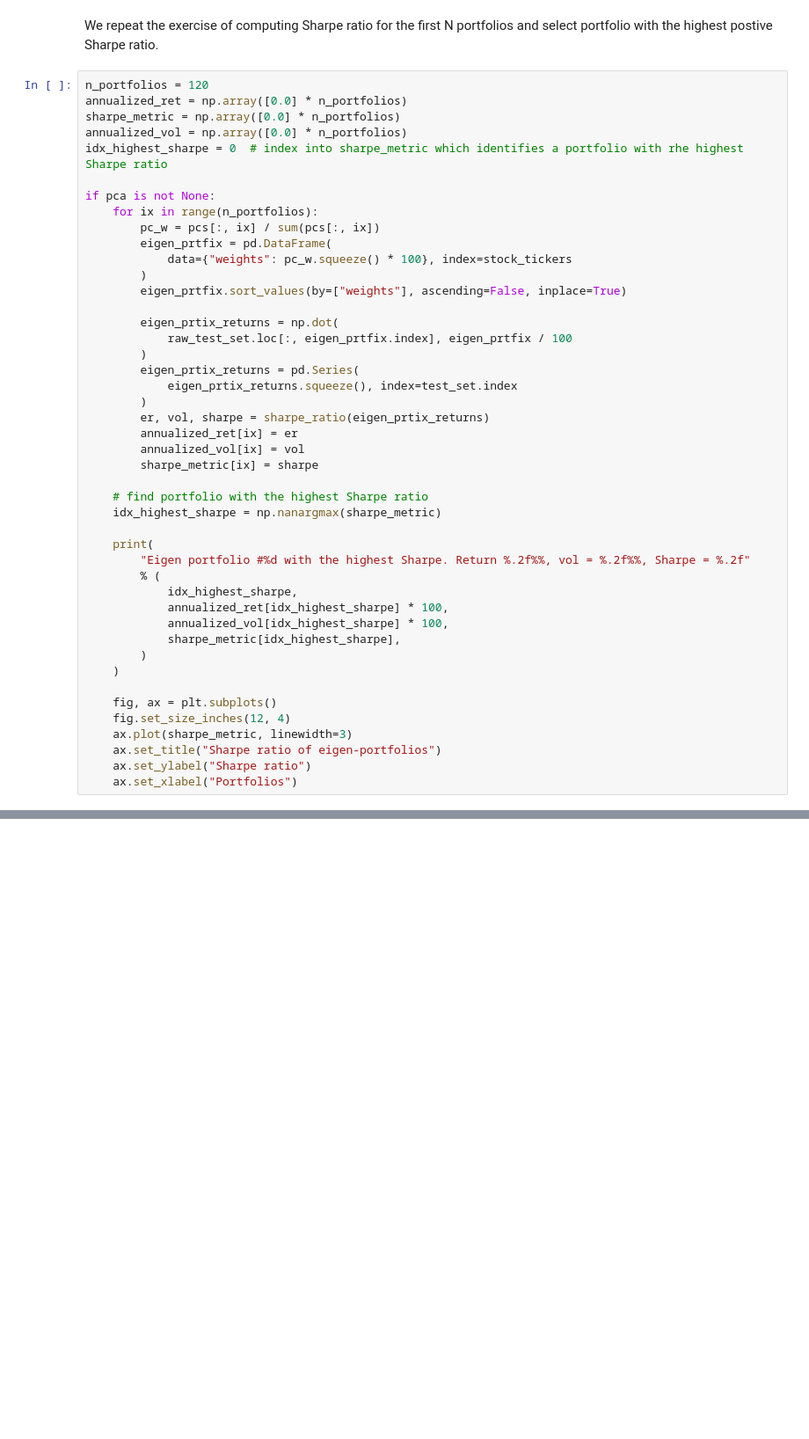
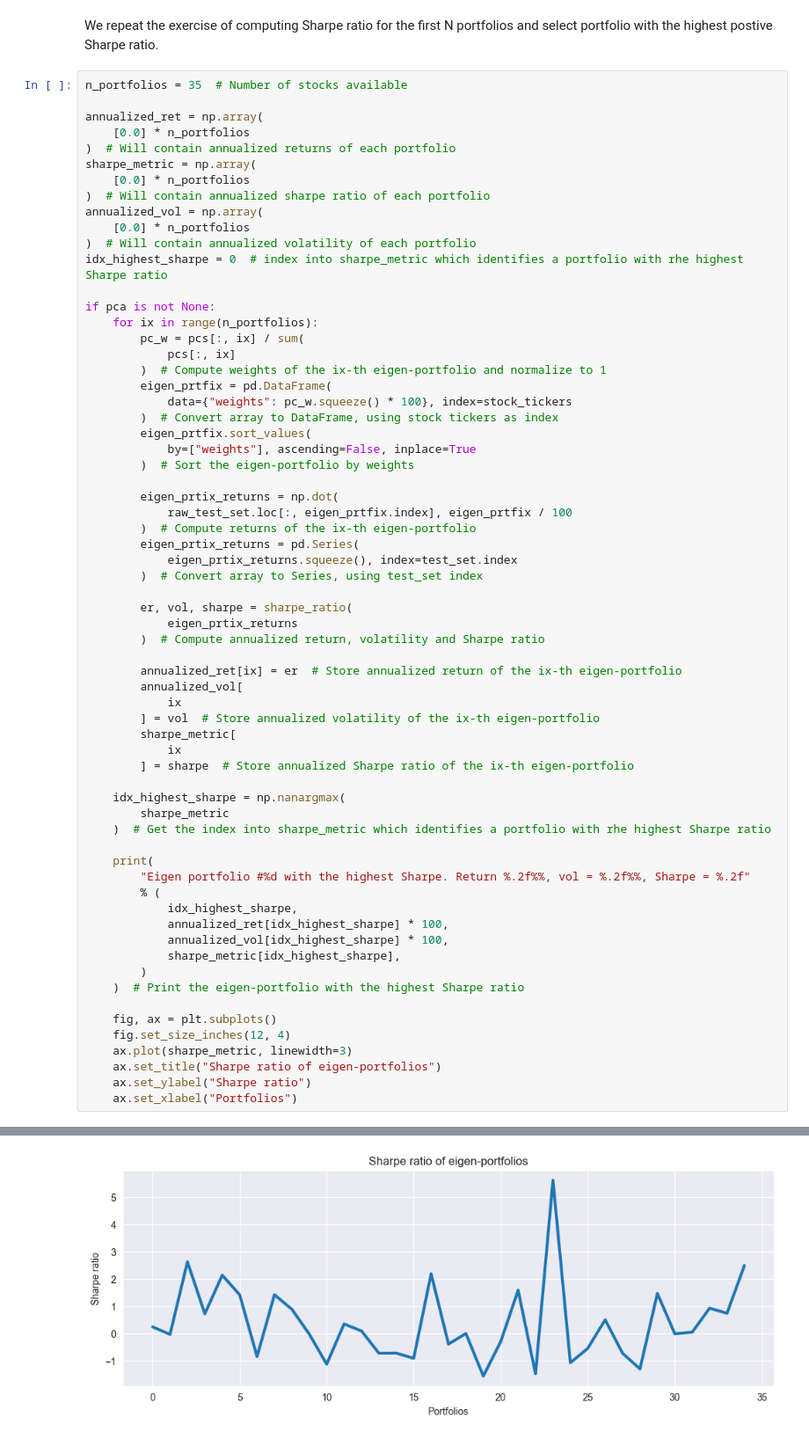
Before and after one commit to RomainCastellarnau/Assignment-2023-Applied-Time-Series, a Jupyter notebook: Computing exercises/Ex_7.ipynb, the cells around one changed output, grey strips where cells are left out. Shown at 88% size. Saved outputs shown, nothing was run; the diff lists cells and outputs as text; blank space fills up the shorter version.

```diff
--- a/Computing exercises/Ex_7.ipynb
+++ b/Computing exercises/Ex_7.ipynb
@@ -321,33 +369,53 @@ if raw_test_set is not None:
 # %% [markdown]
 We repeat the exercise of computing Sharpe ratio for the first N portfolios and select portfolio with the highest postive Sharpe ratio.
 # %%
-n_portfolios = 120
-annualized_ret = np.array([0.0] * n_portfolios)
-sharpe_metric = np.array([0.0] * n_portfolios)
-annualized_vol = np.array([0.0] * n_portfolios)
+n_portfolios = 35  # Number of stocks available
+
+annualized_ret = np.array(
+    [0.0] * n_portfolios
+)  # Will contain annualized returns of each portfolio
+sharpe_metric = np.array(
+    [0.0] * n_portfolios
+)  # Will contain annualized sharpe ratio of each portfolio
+annualized_vol = np.array(
+    [0.0] * n_portfolios
+)  # Will contain annualized volatility of each portfolio
 idx_highest_sharpe = 0  # index into sharpe_metric which identifies a portfolio with rhe highest Sharpe ratio
 
 if pca is not None:
     for ix in range(n_portfolios):
-        pc_w = pcs[:, ix] / sum(pcs[:, ix])
+        pc_w = pcs[:, ix] / sum(
+            pcs[:, ix]
+        )  # Compute weights of the ix-th eigen-portfolio and normalize to 1
         eigen_prtfix = pd.DataFrame(
             data={"weights": pc_w.squeeze() * 100}, index=stock_tickers
-        )
-        eigen_prtfix.sort_values(by=["weights"], ascending=False, inplace=True)
+        )  # Convert array to DataFrame, using stock tickers as index
+        eigen_prtfix.sort_values(
+            by=["weights"], ascending=False, inplace=True
+        )  # Sort the eigen-portfolio by weights
 
         eigen_prtix_returns = np.dot(
             raw_test_set.loc[:, eigen_prtfix.index], eigen_prtfix / 100
-        )
+        )  # Compute returns of the ix-th eigen-portfolio
         eigen_prtix_returns = pd.Series(
             eigen_prtix_returns.squeeze(), index=test_set.index
-        )
-        er, vol, sharpe = sharpe_ratio(eigen_prtix_returns)
-        annualized_ret[ix] = er
-        annualized_vol[ix] = vol
-        sharpe_metric[ix] = sharpe
+        )  # Convert array to Series, using test_set index
 
-    # find portfolio with the highest Sharpe ratio
-    idx_highest_sharpe = np.nanargmax(sharpe_metric)
+        er, vol, sharpe = sharpe_ratio(
+            eigen_prtix_returns
+        )  # Compute annualized return, volatility and Sharpe ratio
+
+        annualized_ret[ix] = er  # Store annualized return of the ix-th eigen-portfolio
+        annualized_vol[
+            ix
+        ] = vol  # Store annualized volatility of the ix-th eigen-portfolio
+        sharpe_metric[
+            ix
+        ] = sharpe  # Store annualized Sharpe ratio of the ix-th eigen-portfolio
+
+    idx_highest_sharpe = np.nanargmax(
+        sharpe_metric
+    )  # Get the index into sharpe_metric which identifies a portfolio with rhe highest Sharpe ratio
 
     print(
         "Eigen portfolio #%d with the highest Sharpe. Return %.2f%%, vol = %.2f%%, Sharpe = %.2f"
@@ -357,7 +425,7 @@ if pca is not None:
             annualized_vol[idx_highest_sharpe] * 100,
             sharpe_metric[idx_highest_sharpe],
         )
-    )
+    )  # Print the eigen-portfolio with the highest Sharpe ratio
 
     fig, ax = plt.subplots()
     fig.set_size_inches(12, 4)
@@ -365,3 +433,4 @@ if pca is not None:
     ax.set_title("Sharpe ratio of eigen-portfolios")
     ax.set_ylabel("Sharpe ratio")
     ax.set_xlabel("Portfolios")
+# %% [output]
@@ -367,0 +439 @@ if pca is not None:
+[figure, added]
```
Also changed, not shown: parts of 14 cells of this notebook.
